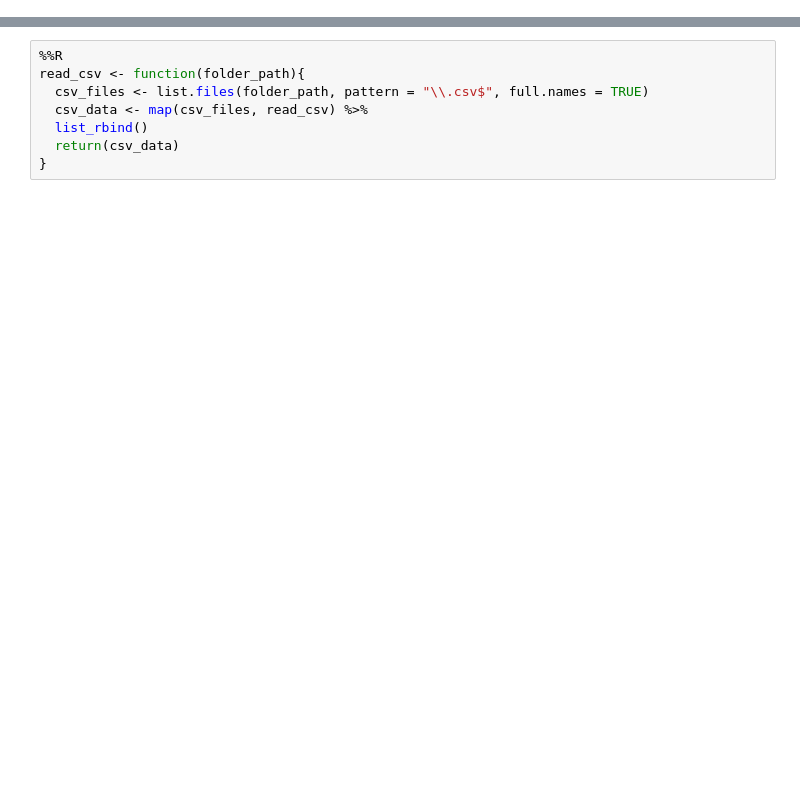
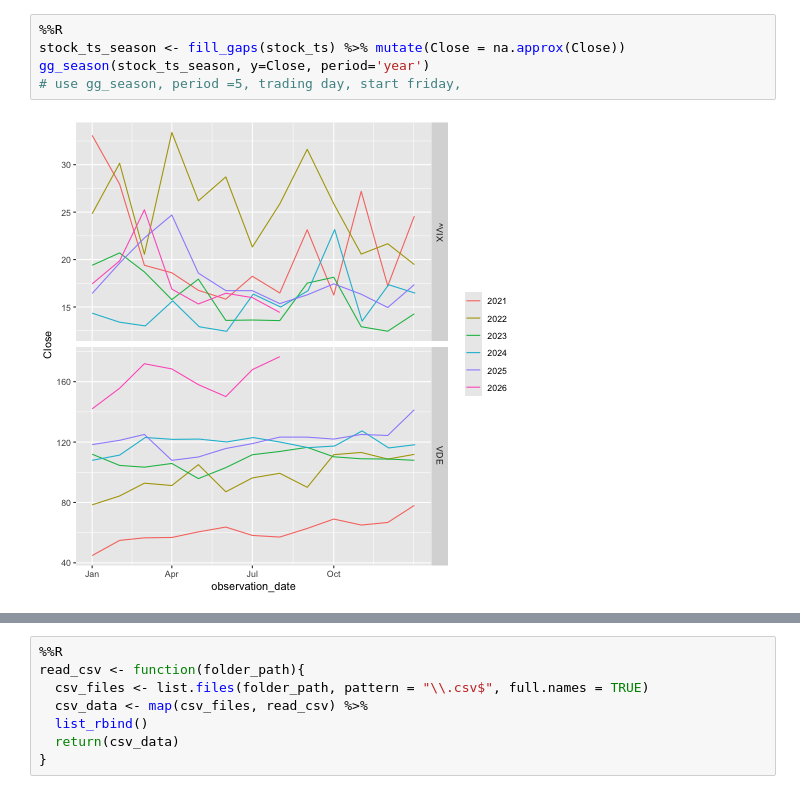
Before and after one commit to Gloried213/ECON138-Final-Paper, a Jupyter notebook: notebooks/Outline.Ipynb, the cells around one changed output, grey strips where cells are left out. Cells and saved outputs as stored; diff of their text form; blank space fills up the shorter version.

```diff
--- a/notebooks/Outline.Ipynb
+++ b/notebooks/Outline.Ipynb
@@ -17,0 +63,7 @@ Loading required package: pacman
+# %%
+%%R
+stock_ts_season <- fill_gaps(stock_ts) %>% mutate(Close = na.approx(Close))
+gg_season(stock_ts_season, y=Close, period='year')
+# use gg_season, period =5, trading day, start friday,
+# %% [output]
+[figure, added]
```
Also changed, not shown: parts of 8 cells of this notebook, 22 other files.
